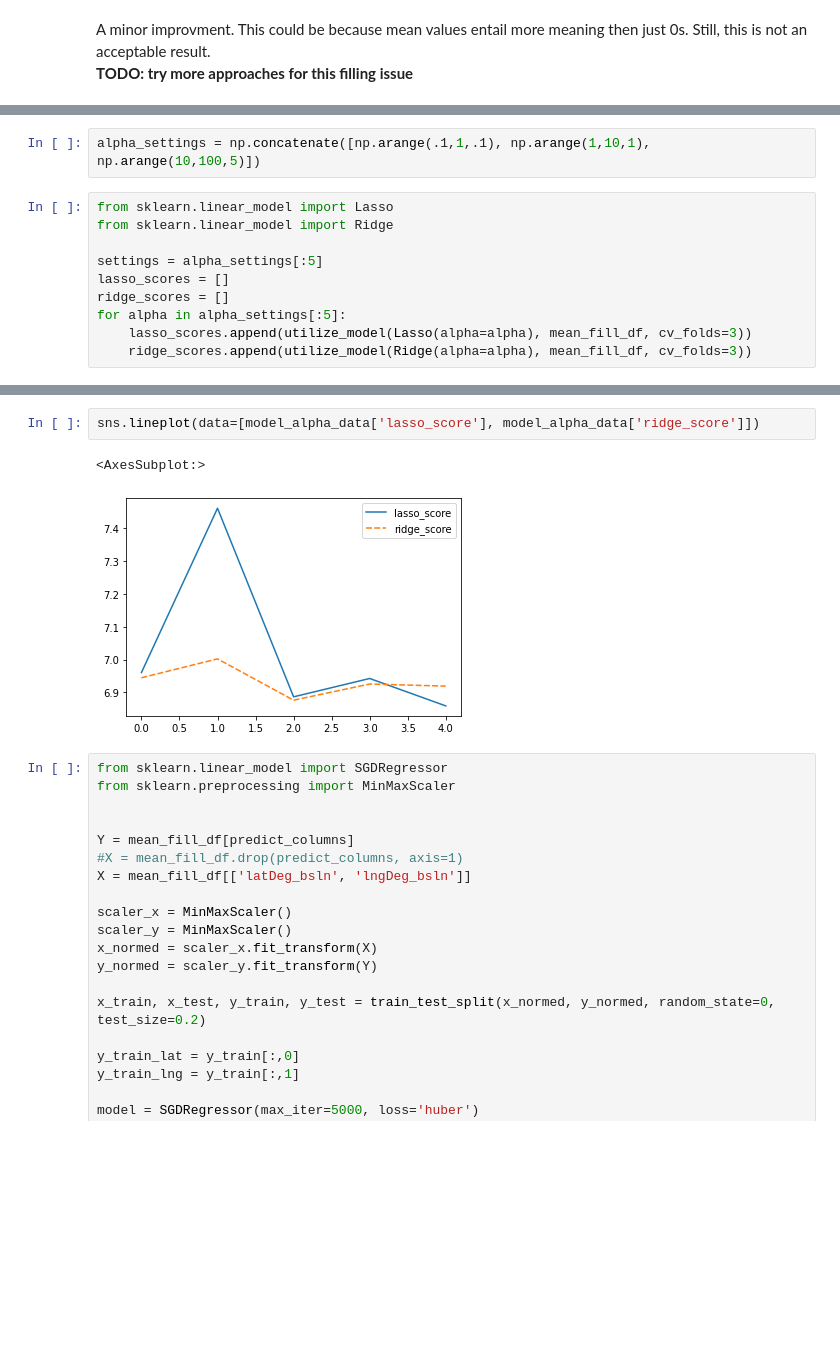
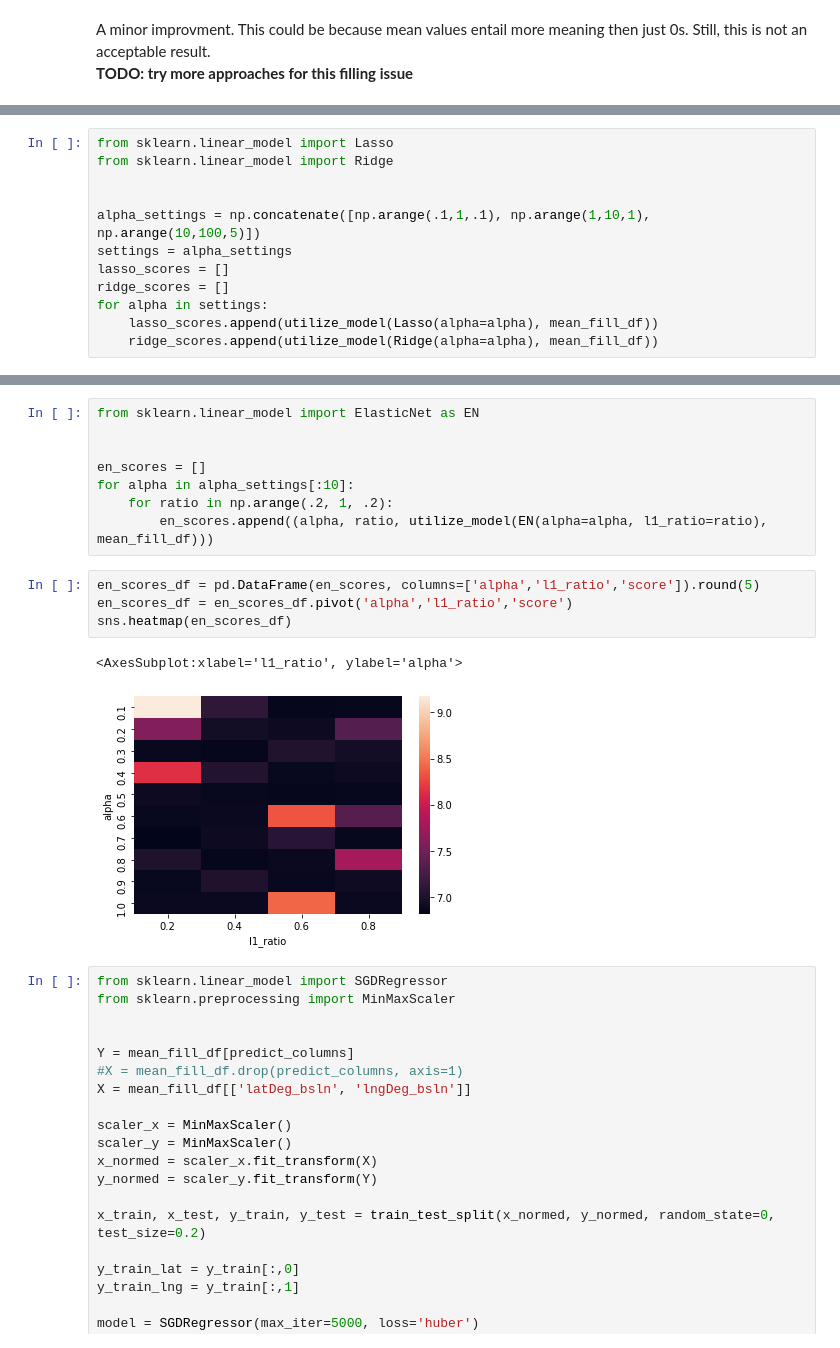
Before and after one commit to shacharhelmer/GNSS-Google, a Jupyter notebook: googlegnss.ipynb, the cells around one changed output, grey strips where cells are left out. Saved outputs shown, nothing was run; the diff lists cells and outputs as text; blank space fills up the shorter version.

Commit message:
added the elastic net and hyperparameters graphing

```diff
--- a/googlegnss.ipynb
+++ b/googlegnss.ipynb
@@ -1087,12 +1089,12 @@ Now on to different regression models........<br>
 # %%
+from sklearn.linear_model import Lasso
+from sklearn.linear_model import Ridge
+
+
 alpha_settings = np.concatenate([np.arange(.1,1,.1), np.arange(1,10,1), np.arange(10,100,5)])
+settings = alpha_settings
+lasso_scores = []
+ridge_scores = []
+for alpha in settings:
+    lasso_scores.append(utilize_model(Lasso(alpha=alpha), mean_fill_df))
+    ridge_scores.append(utilize_model(Ridge(alpha=alpha), mean_fill_df))
-# %%
-from sklearn.linear_model import Lasso
-from sklearn.linear_model import Ridge
-
-settings = alpha_settings[:5]
-lasso_scores = []
-ridge_scores = []
-for alpha in alpha_settings[:5]:
-    lasso_scores.append(utilize_model(Lasso(alpha=alpha), mean_fill_df, cv_folds=3))
-    ridge_scores.append(utilize_model(Ridge(alpha=alpha), mean_fill_df, cv_folds=3))
@@ -1112,8 +1109,18 @@ model_alpha_data = pd.DataFrame({'alpha_value': settings, 'lasso_score': lasso_s
-# %%
-sns.lineplot(data=[model_alpha_data['lasso_score'], model_alpha_data['ridge_score']])
-# %% [output]
-<AxesSubplot:>
-[figure, removed]
+# %%
+from sklearn.linear_model import ElasticNet as EN
+
+
+en_scores = []
+for alpha in alpha_settings[:10]:
+    for ratio in np.arange(.2, 1, .2):
+        en_scores.append((alpha, ratio, utilize_model(EN(alpha=alpha, l1_ratio=ratio), mean_fill_df)))
+# %%
+en_scores_df = pd.DataFrame(en_scores, columns=['alpha','l1_ratio','score']).round(5)
+en_scores_df = en_scores_df.pivot('alpha','l1_ratio','score')
+sns.heatmap(en_scores_df)
+# %% [output]
+<AxesSubplot:xlabel='l1_ratio', ylabel='alpha'>
+[figure, added]
 # %%
 from sklearn.linear_model import SGDRegressor
 from sklearn.preprocessing import MinMaxScaler
```
Also changed, not shown: parts of 4 cells of this notebook.
